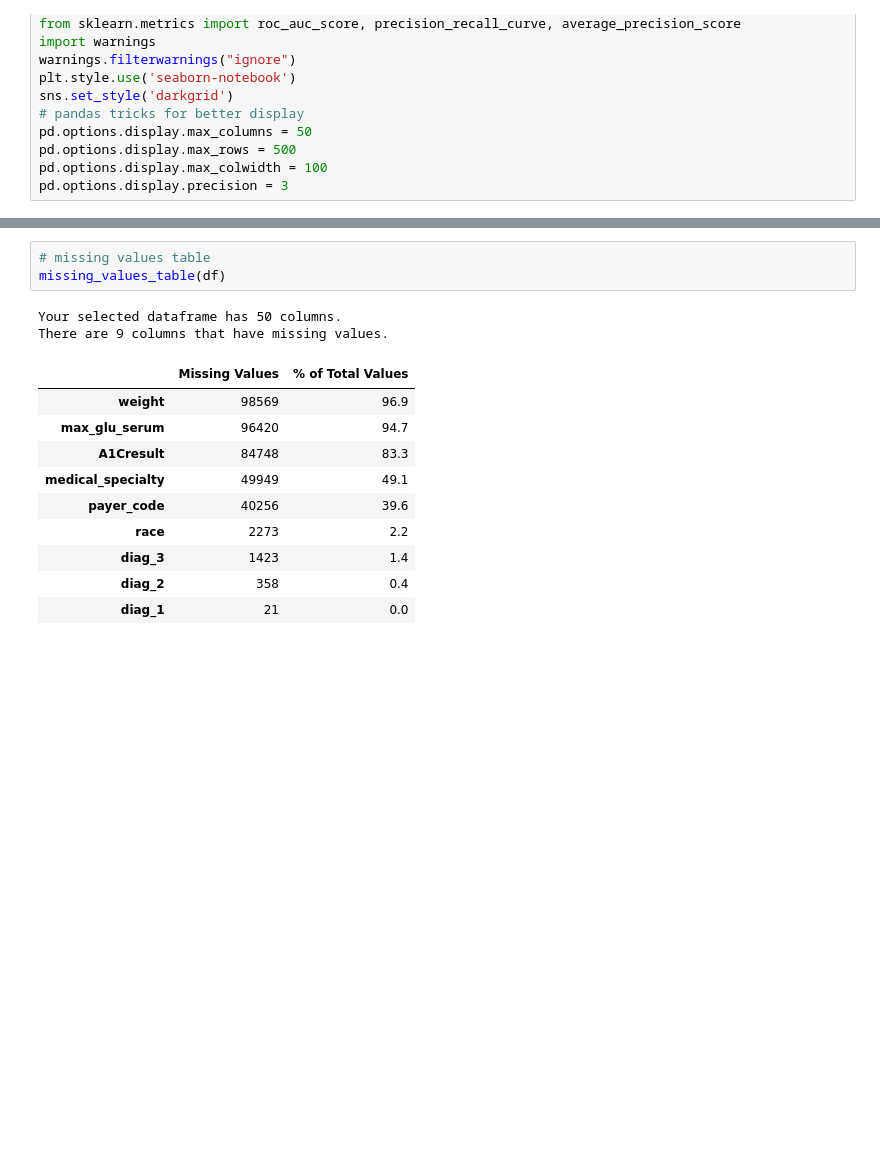
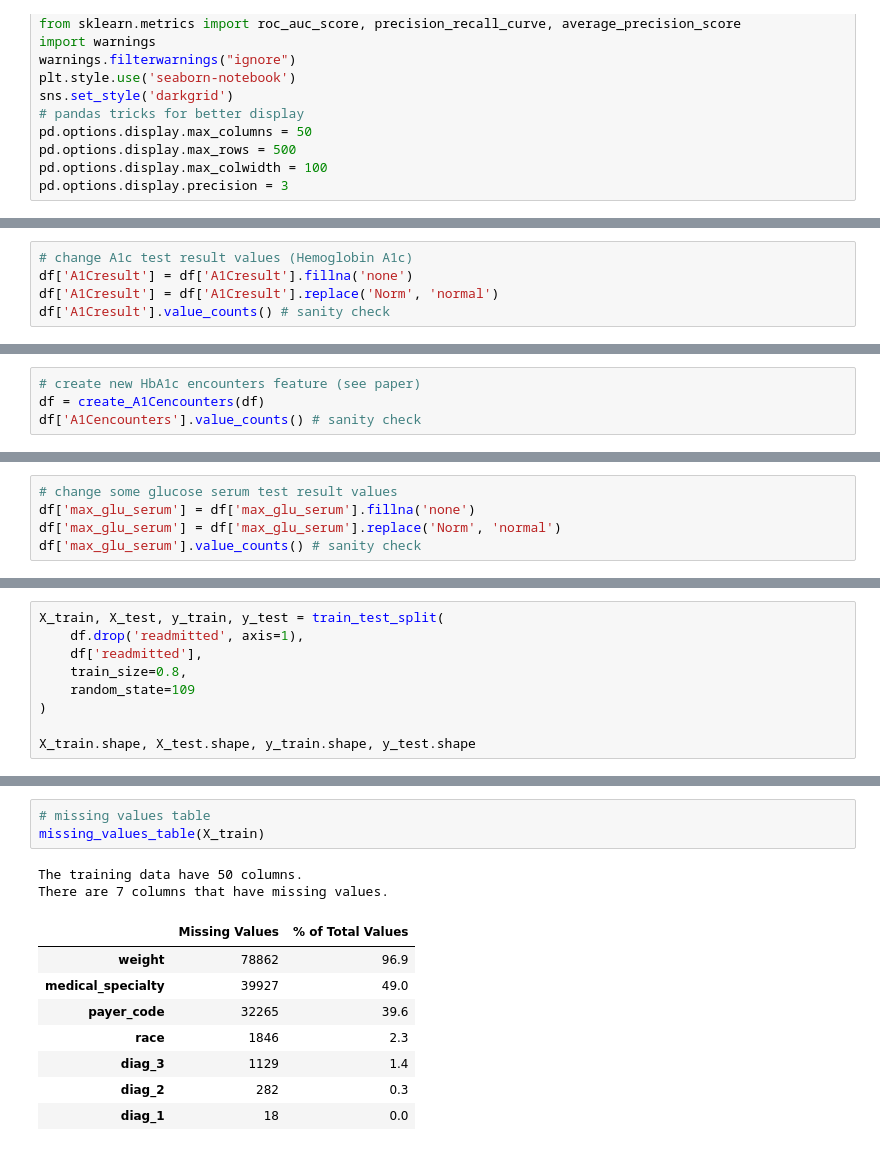
Before and after one commit to stevenworthington/cs109a_final_project, a Jupyter notebook: code/cs109a_MS3_EDA.ipynb, the cells around one changed output, grey strips where cells are left out. Cells and saved outputs as stored; diff of their text form; blank space fills up the shorter version.

```diff
--- a/code/cs109a_MS3_EDA.ipynb
+++ b/code/cs109a_MS3_EDA.ipynb
@@ -111,0 +138,5 @@ Shape of diabetic data: (101766, 50)
+# %%
+# change A1c test result values (Hemoglobin A1c)
+df['A1Cresult'] = df['A1Cresult'].fillna('none')
+df['A1Cresult'] = df['A1Cresult'].replace('Norm', 'normal')
+df['A1Cresult'].value_counts() # sanity check
@@ -111,0 +150,4 @@ Shape of diabetic data: (101766, 50)
+# %%
+# create new HbA1c encounters feature (see paper)
+df = create_A1Cencounters(df)
+df['A1Cencounters'].value_counts() # sanity check
@@ -111,0 +161,5 @@ Shape of diabetic data: (101766, 50)
+# %%
+# change some glucose serum test result values
+df['max_glu_serum'] = df['max_glu_serum'].fillna('none')
+df['max_glu_serum'] = df['max_glu_serum'].replace('Norm', 'normal')
+df['max_glu_serum'].value_counts() # sanity check
@@ -111,0 +175,9 @@ Shape of diabetic data: (101766, 50)
+# %%
+X_train, X_test, y_train, y_test = train_test_split(
+    df.drop('readmitted', axis=1),
+    df['readmitted'],
+    train_size=0.8,
+    random_state=109
+)
+
+X_train.shape, X_test.shape, y_train.shape, y_test.shape
@@ -122,16 +204,14 @@ visualize_missingness(df)
 # %%
 # missing values table
-missing_values_table(df)
+missing_values_table(X_train)
 # %% [output]
-Your selected dataframe has 50 columns.
-There are 9 columns that have missing values.
+The training data have 50 columns.
+There are 7 columns that have missing values.
 |  | Missing Values | % of Total Values |
-| weight | 98569 | 96.9 |
-| max_glu_serum | 96420 | 94.7 |
-| A1Cresult | 84748 | 83.3 |
-| medical_specialty | 49949 | 49.1 |
-| payer_code | 40256 | 39.6 |
-| race | 2273 | 2.2 |
-| diag_3 | 1423 | 1.4 |
-| diag_2 | 358 | 0.4 |
-| diag_1 | 21 | 0.0 |
+| weight | 78862 | 96.9 |
+| medical_specialty | 39927 | 49.0 |
+| payer_code | 32265 | 39.6 |
+| race | 1846 | 2.3 |
+| diag_3 | 1129 | 1.4 |
+| diag_2 | 282 | 0.3 |
+| diag_1 | 18 | 0.0 |
```
Also changed, not shown: parts of 27 cells of this notebook, 1 other file.
